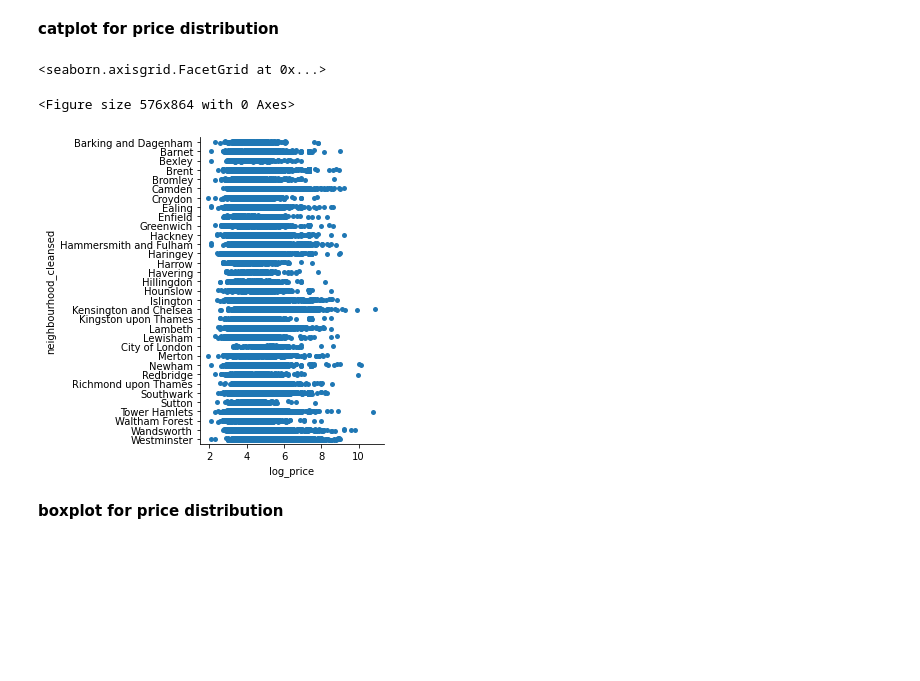
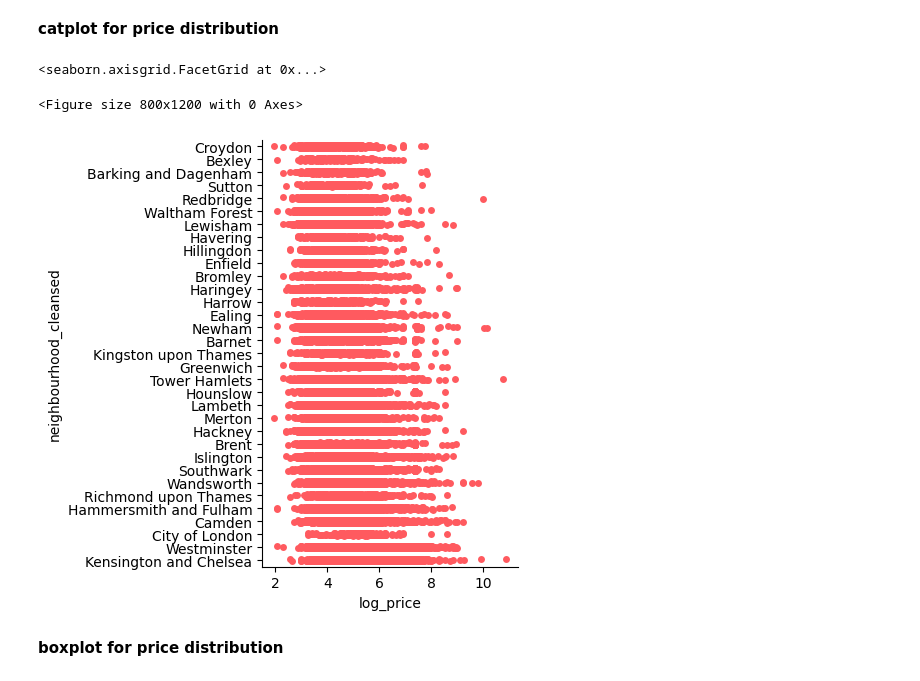
Before and after one commit to euisuck2/Deep-Learning-project-1, a Jupyter notebook: Geographical_Analysis.ipynb, the cells around one changed output. Drawn from its saved outputs; the diff is of its cells as text; code cells hidden in the pictures; blank space fills up the shorter version.

```diff
--- a/Geographical_Analysis.ipynb
+++ b/Geographical_Analysis.ipynb
@@ -27,11 +27,13 @@ df['log_price'] = np.log(df['price'])
 # %%
 df_mean_price = df.groupby('neighbourhood_cleansed')['log_price'].mean().reset_index().sort_values('log_price', ascending=False)
 plt.figure(figsize=(8,12))
-sns.catplot(x="log_price", y="neighbourhood_cleansed", data=df)
+# get the sort by median
+index_sort = df.groupby('neighbourhood_cleansed')['log_price'].median().sort_values().index
+sns.catplot(x="log_price", y="neighbourhood_cleansed", color = '#FF5A5F', order = index_sort.tolist(), data=df)
 # %% [output]
 <seaborn.axisgrid.FacetGrid at 0x...>
-<Figure size 576x864 with 0 Axes>
+<Figure size 800x1200 with 0 Axes>
-[figure, old version]
+[figure, new version]
 # %% [markdown]
 **boxplot for price distribution**
 # %%
```
Also changed, not shown: parts of 3 cells of this notebook.
